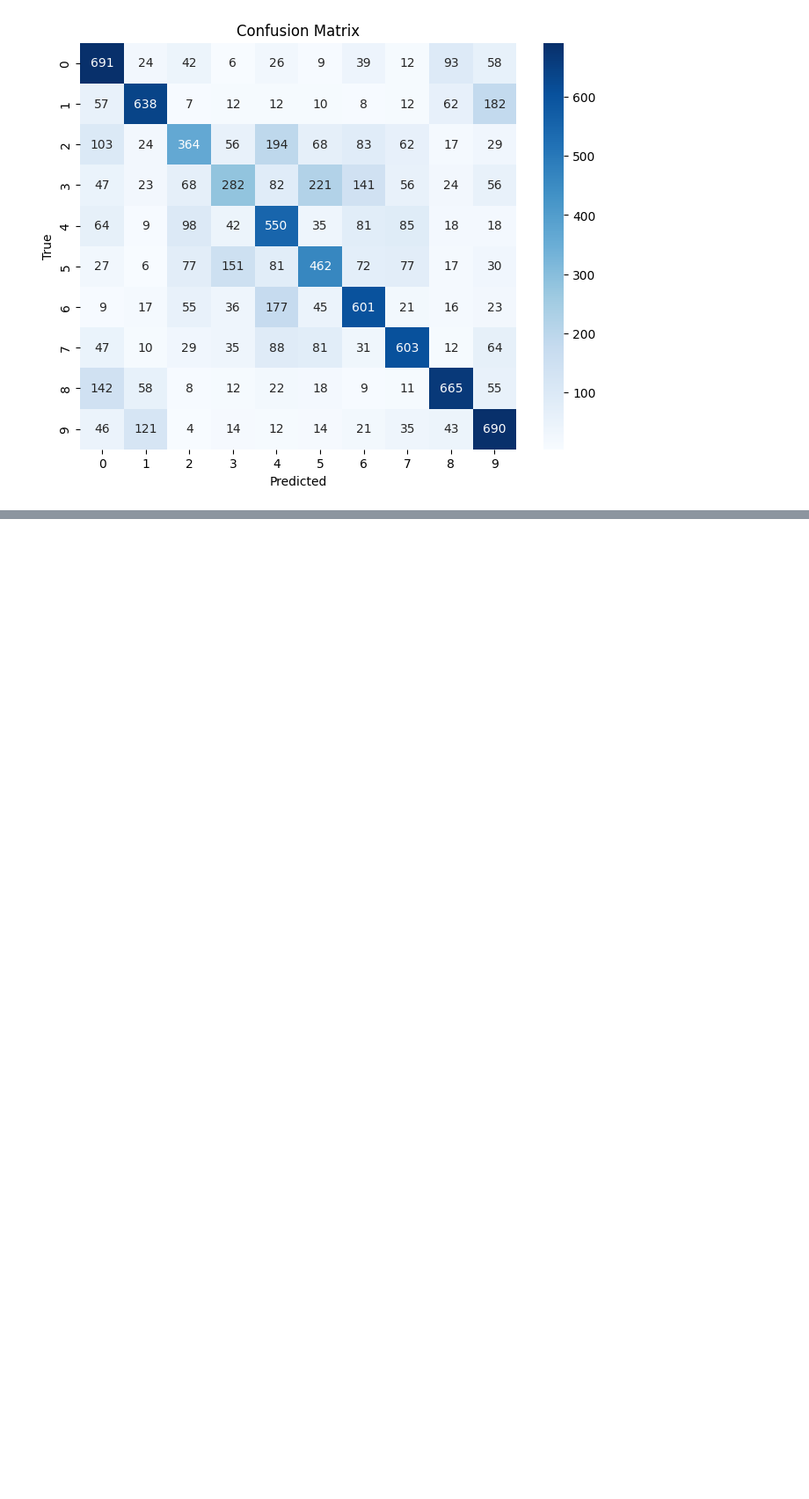
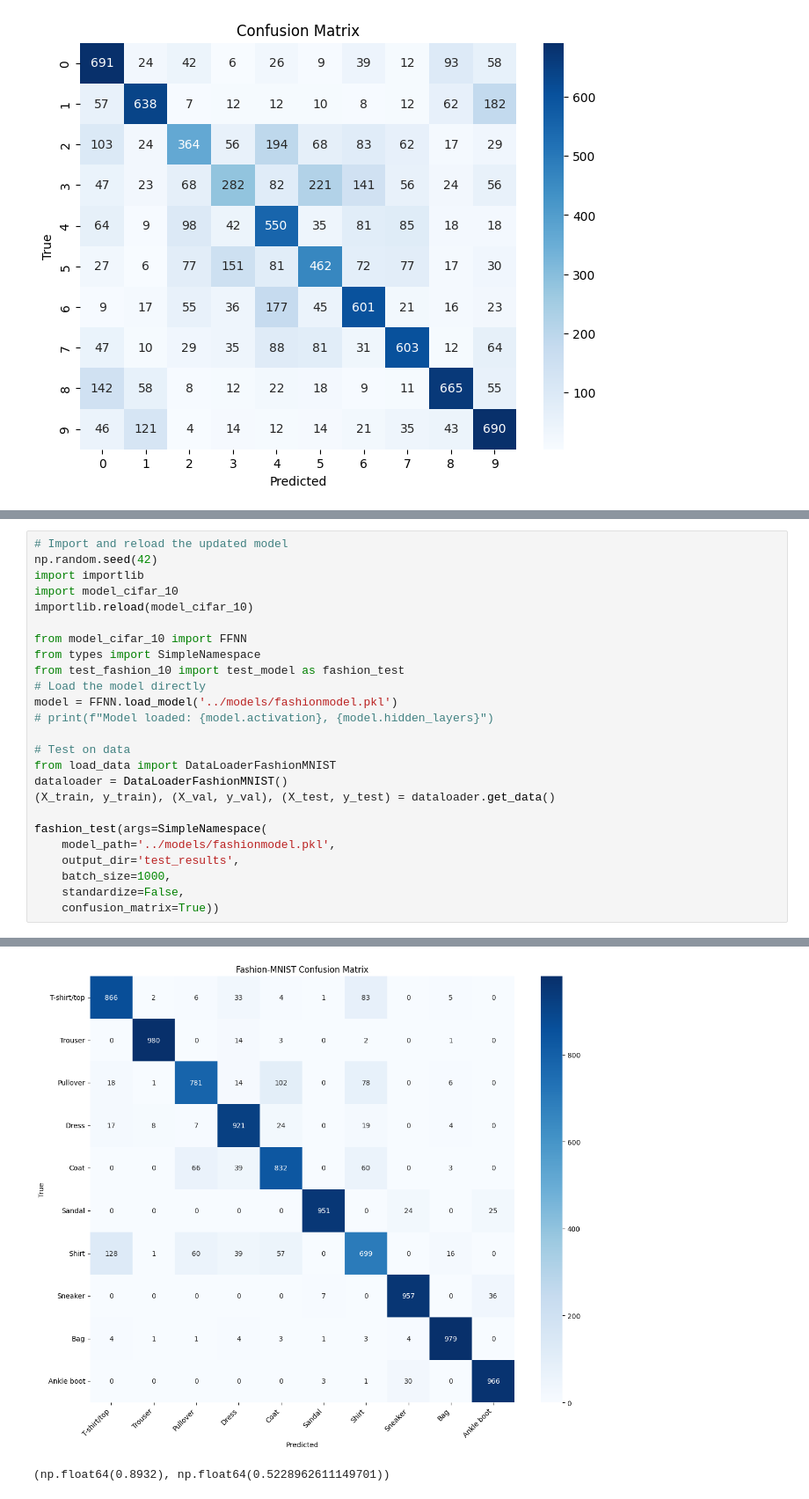
Before and after one commit to wkandersen/02456-deep-learning-group-68, a Jupyter notebook: src/notebook.ipynb, the cells around one changed output, grey strips where cells are left out. Shown at 88% size. Drawn from its saved outputs; the diff is of its cells as text; blank space fills up the shorter version.

Commit message:
added testing on trained model

```diff
--- a/src/notebook.ipynb
+++ b/src/notebook.ipynb
@@ -143,0 +157,26 @@ Test accuracy: 0.5546
+# %%
+# Import and reload the updated model
+np.random.seed(42)
+import importlib
+import model_cifar_10
+importlib.reload(model_cifar_10)
+
+from model_cifar_10 import FFNN
+from types import SimpleNamespace
+from test_fashion_10 import test_model as fashion_test
+# Load the model directly
+model = FFNN.load_model('../models/fashionmodel.pkl')
+# print(f"Model loaded: {model.activation}, {model.hidden_layers}")
+
+# Test on data
+from load_data import DataLoaderFashionMNIST
+dataloader = DataLoaderFashionMNIST()
+(X_train, y_train), (X_val, y_val), (X_test, y_test) = dataloader.get_data()
+
+fashion_test(args=SimpleNamespace(
+    model_path='../models/fashionmodel.pkl',
+    output_dir='test_results',
+    batch_size=1000,
+    standardize=False,
+    confusion_matrix=True))
+# %% [output]
@@ -143,0 +202,2 @@ Test accuracy: 0.5546
+[figure, added]
+(np.float64(0.8932), np.float64(0.5228962611149701))
```
Also changed, not shown: parts of 8 cells of this notebook, 8 other files.
